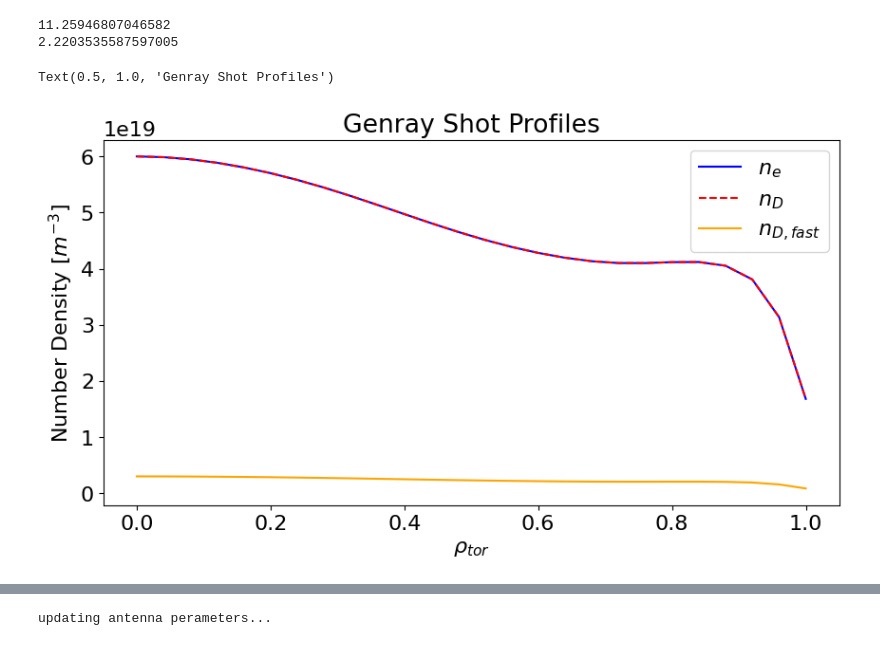
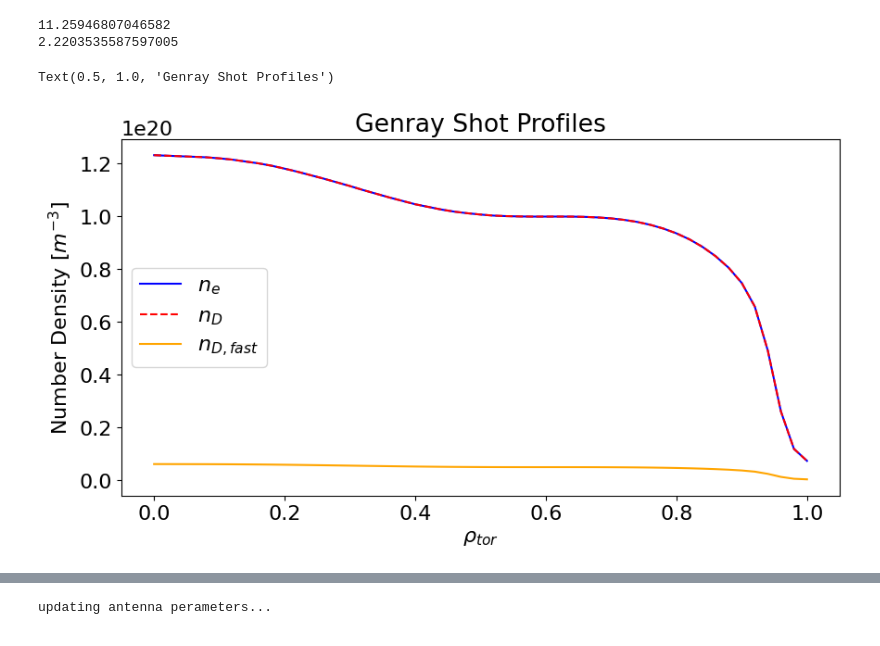
Before and after one commit to vandelij/aorsa_cql_mcgo_toolkit, a Jupyter notebook: shots/147634/setup_aorsa_work.ipynb, the cells around one changed output, grey strips where cells are left out. Drawn from its saved outputs; the diff is of its cells as text; code cells hidden in the pictures.

```diff
--- a/shots/147634/setup_aorsa_work.ipynb
+++ b/shots/147634/setup_aorsa_work.ipynb
@@ -51,8 +51,9 @@ perlmutter_path_to_case = '~/aorsa3/aorsa/jacob_local/shots/DIIID147634/'  #'~/a
 # np.savetxt('DIIIDwall.txt', save_points)
 # %%
 # Section for reading in the genray density profiles
-gnr_input_path = workdir + '/genray.in'
+gnr_input_path =  '/home/jacobvandelindt/aorsa_cql_mcgo_toolkit/shots/201991/genray_return.in' #'/home/jacobvandelindt/aorsa_cql_mcgo_toolkit/shots/147634/genray.in'
 gnr_nml = f90.read(gnr_input_path)
+manual_density_scaler = 1.0
 # %%
 w = 2*np.pi*96e6
 fast_density_factor = 0.05
@@ -70,24 +71,24 @@ print(npar2)
 # %%
 plt.rcParams.update({'font.size': 16})
 dentab = gnr_nml['dentab']['prof']
-den = np.array(dentab).reshape(26,3)
+den = np.array(dentab).reshape(51,3)
 den_scale = gnr_nml['plasma']['den_scale']
 ndens = gnr_nml['plasma']['ndens']
 rgrid = np.linspace(0, 1, ndens)
-ne = den[:,0]*den_scale[0]
-nD = den[:,1]*den_scale[1]
+ne = den[:,0]*den_scale[0]*manual_density_scaler
+nD = den[:,1]*den_scale[1]*manual_density_scaler
 nDfast = nD*fast_density_factor
 
 plt.figure(figsize=(10,5))
 plt.plot(rgrid, ne, label=r'$n_e$', color='blue')
 plt.plot(rgrid, nD, label=r'$n_D$', color='red', linestyle='dashed')
 plt.plot(rgrid, nDfast, label=r'$n_{D, fast}$', color='orange')
 plt.legend()
 plt.xlabel(r'$\rho_{tor}$')
 plt.ylabel(r'Number Density [$m^{-3}$]')
 plt.title('Genray Shot Profiles')
 # %% [output]
 Text(0.5, 1.0, 'Genray Shot Profiles')
-[figure, old version]
+[figure, new version]
 # %%
 temtab = gnr_nml['temtab']['prof']
```
Also changed, not shown: parts of 8 cells of this notebook, 5 other files.
